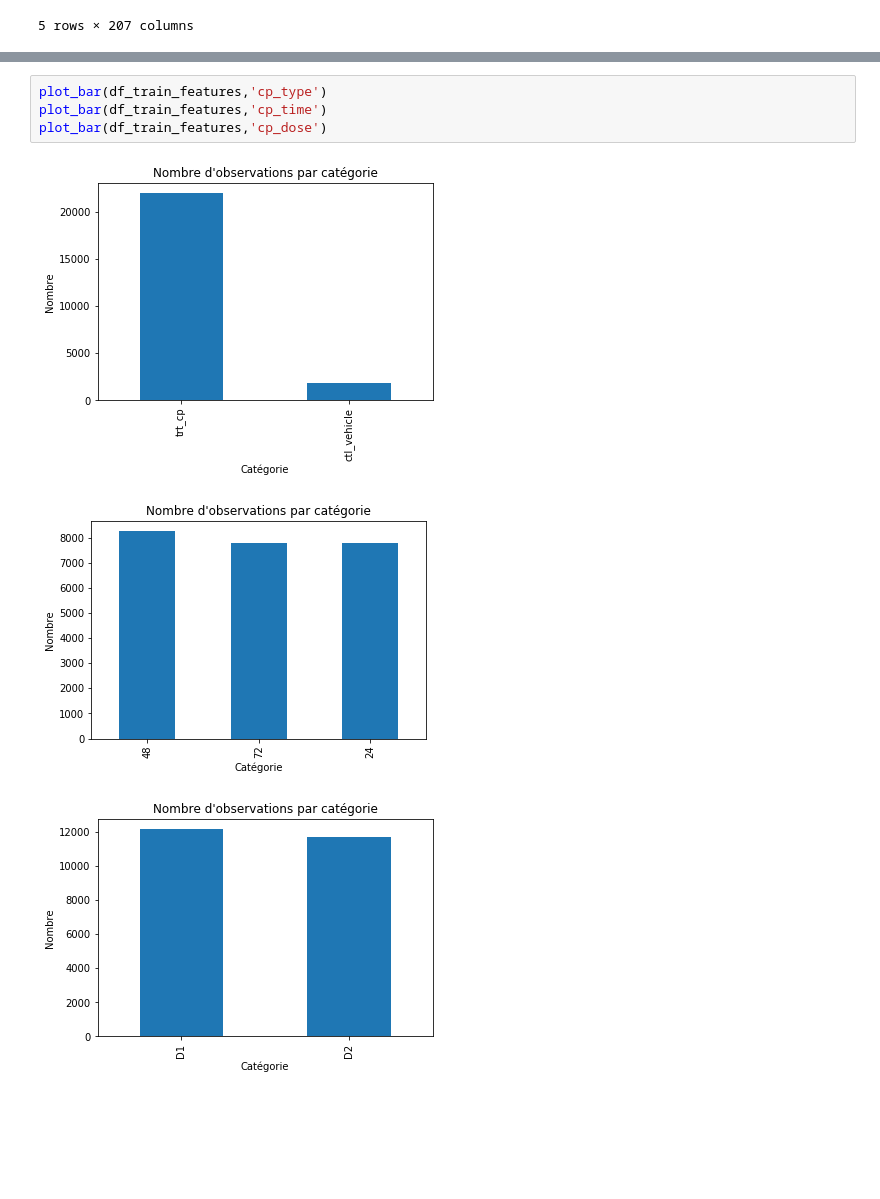
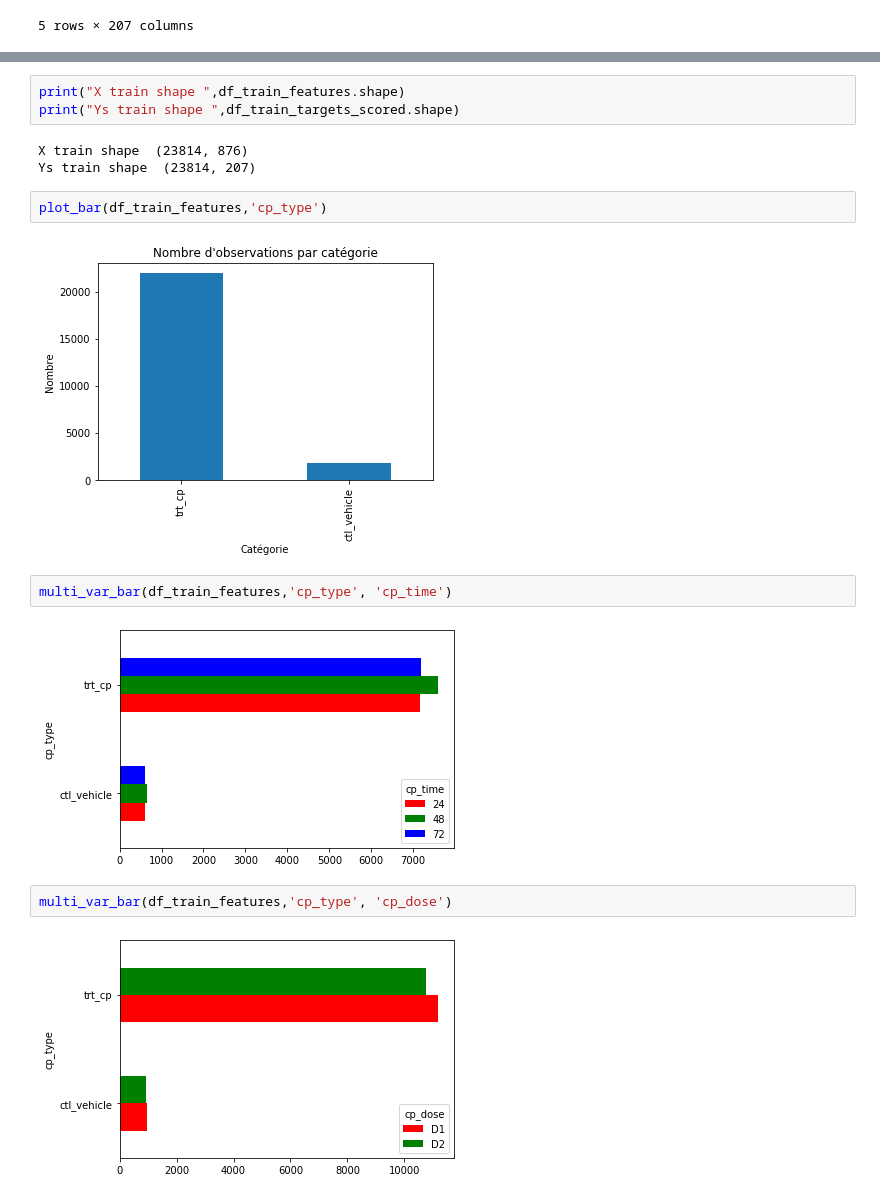
Before and after one commit to Benoitane/challenge_moa, a Jupyter notebook: code_discovering_data.ipynb, the cells around one changed output, grey strips where cells are left out. Cells and saved outputs as stored; diff of their text form; blank space fills up the shorter version.

```diff
--- a/code_discovering_data.ipynb
+++ b/code_discovering_data.ipynb
@@ -59,9 +52,19 @@ df_train_targets_nonscoredhead()
+# %%
+print("X train shape ",df_train_features.shape)
+print("Ys train shape ",df_train_targets_scored.shape)
+# %% [output]
+X train shape  (23814, 876)
+Ys train shape  (23814, 207)
 # %%
 plot_bar(df_train_features,'cp_type')
-plot_bar(df_train_features,'cp_time')
-plot_bar(df_train_features,'cp_dose')
 # %% [output]
 [figure]
-[figure, removed]
-[figure, removed]
+# %%
+multi_var_bar(df_train_features,'cp_type', 'cp_time')
+# %% [output]
+[figure, added]
+# %%
+multi_var_bar(df_train_features,'cp_type', 'cp_dose')
+# %% [output]
+[figure, added]
 # %%
```
Also changed, not shown: parts of 16 cells of this notebook, 1 other file.
